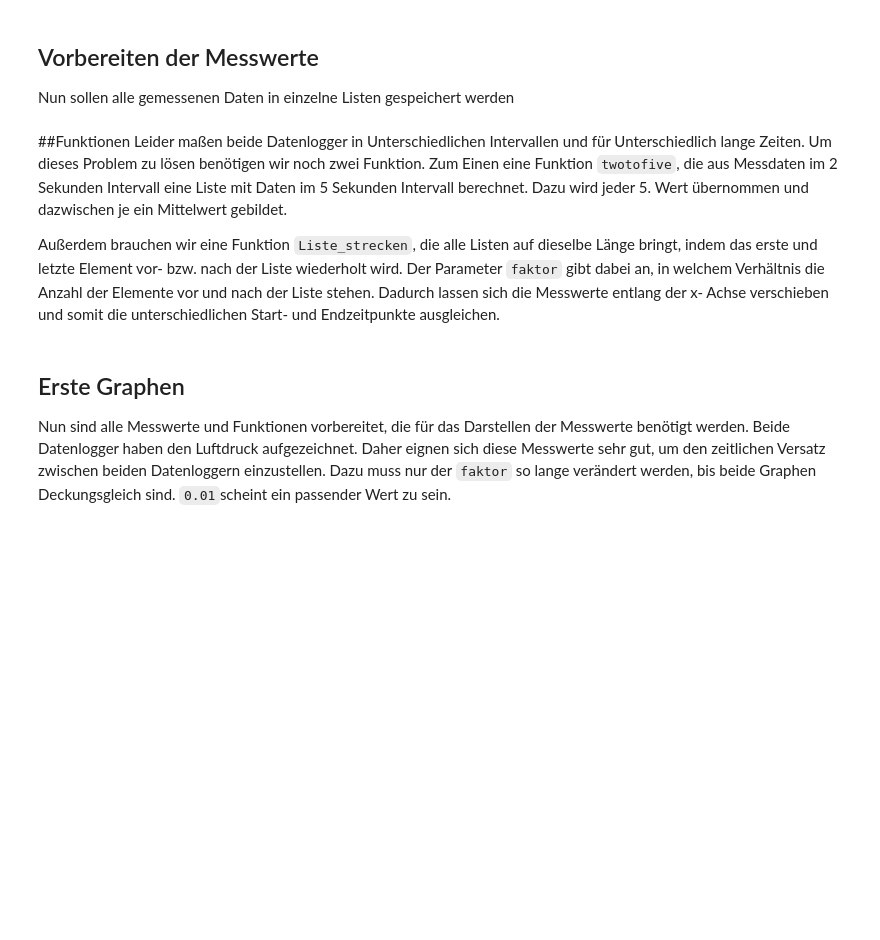
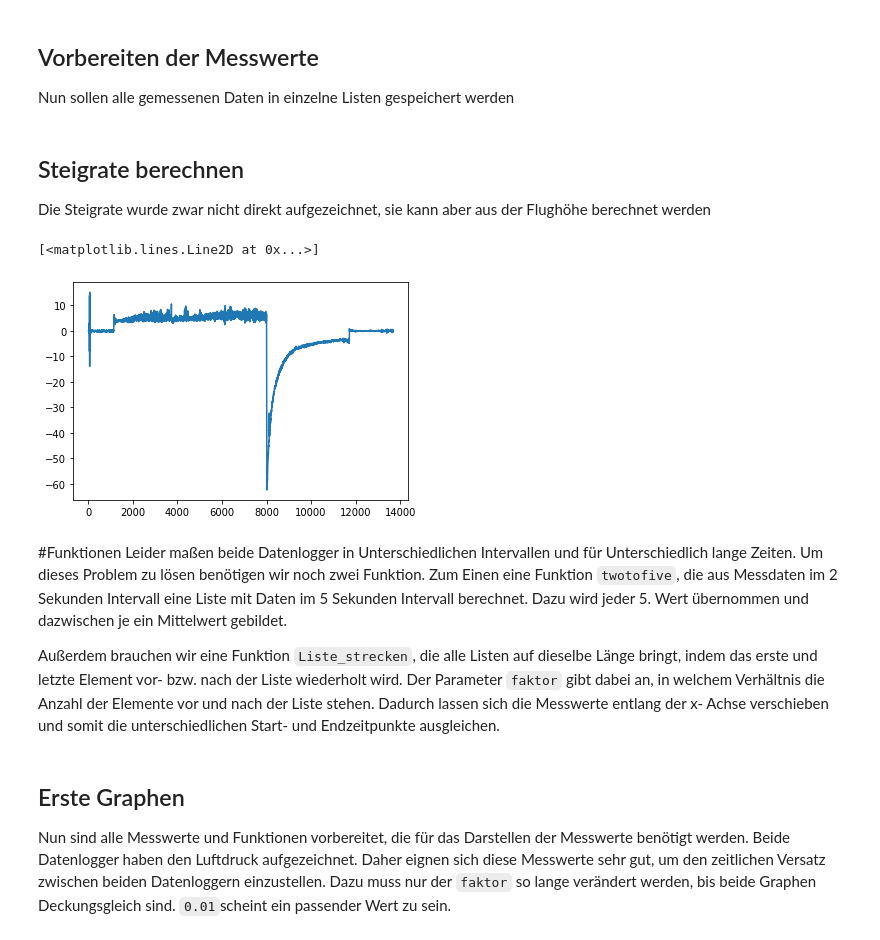
Before and after one commit to henrigeuer/stratosphaerenflug, a Jupyter notebook: strato_auswerung.ipynb, the cells around one changed output. Saved outputs shown, nothing was run; the diff lists cells and outputs as text; code cells hidden in the pictures; blank space fills up the shorter version.

Commit message:
Steigrate berechnet

```diff
--- a/strato_auswerung.ipynb
+++ b/strato_auswerung.ipynb
@@ -136,8 +136,28 @@ i=0
 while len(time)<2734:
   time.append(i)
   i+=5
+# %% [markdown]
+## Steigrate berechnen
+
+Die Steigrate wurde zwar nicht direkt aufgezeichnet, sie kann aber aus der Flughöhe berechnet werden
+# %%
+strato_steigrate = [0]
+for k in range(1, len(strato_altitude)-1):
+  m = (strato_altitude[k+1]-strato_altitude[k])/2
+  strato_steigrate.append(m)
+
+steigtime = []
+i=0
+while len(steigtime)<len(strato_steigrate):
+  steigtime.append(i)
+  i+=2
+
+plt.plot(steigtime, strato_steigrate)
+# %% [output]
+[<matplotlib.lines.Line2D at 0x...>]
+[figure, added]
 # %% [markdown]
-##Funktionen
+#Funktionen
 Leider maßen beide Datenlogger in Unterschiedlichen Intervallen und für Unterschiedlich lange Zeiten.
 Um dieses Problem zu lösen benötigen wir noch zwei Funktion.
 Zum Einen eine Funktion `twotofive`, die aus Messdaten im 2 Sekunden Intervall eine Liste mit Daten im 5 Sekunden Intervall berechnet. Dazu wird jeder 5. Wert übernommen und dazwischen je ein Mittelwert gebildet.
```
Also changed, not shown: parts of 5 cells of this notebook.
